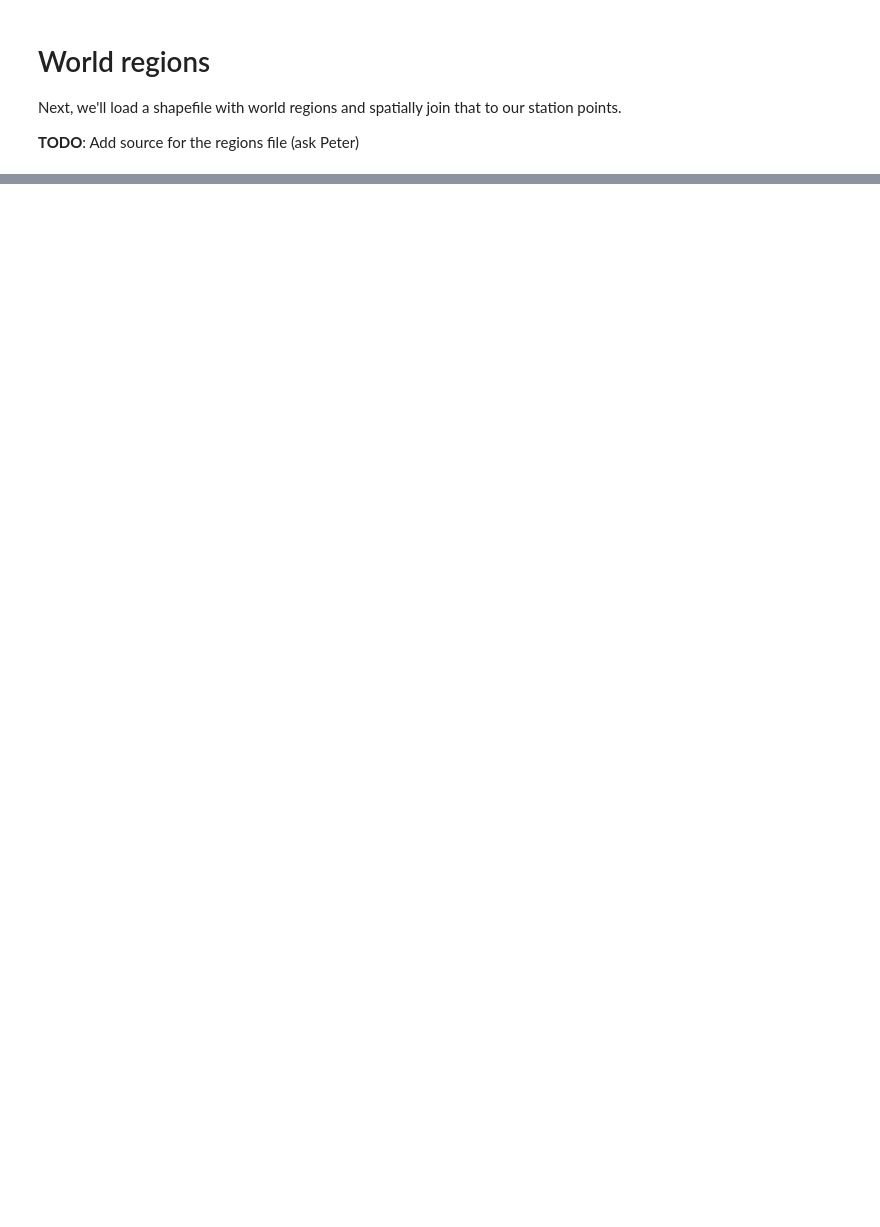
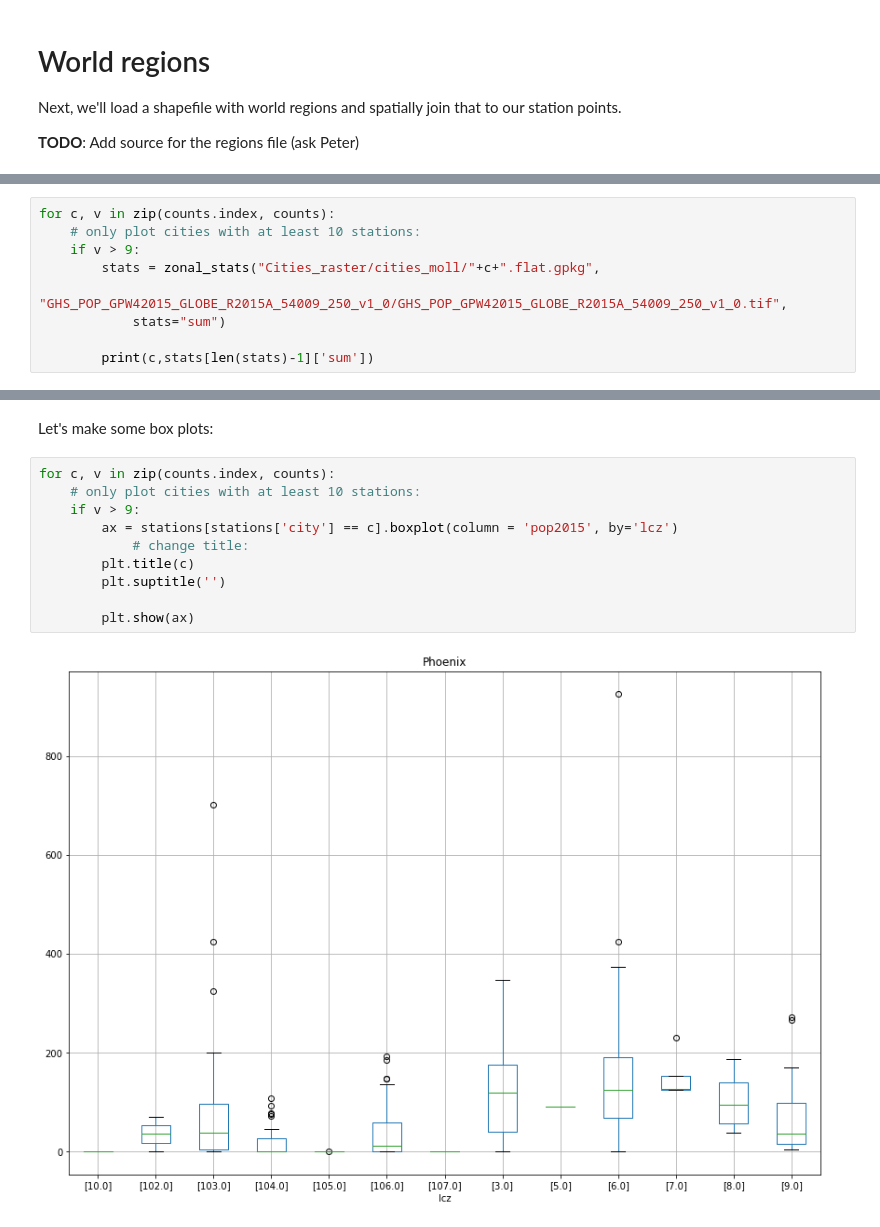
Before and after one commit to crstn/CISC, a Jupyter notebook: UHI-NOAA/1_NOAA_weather_stations_preparation.ipynb, the cells around one changed output, grey strips where cells are left out. Saved outputs shown, nothing was run; the diff lists cells and outputs as text; blank space fills up the shorter version.

```diff
--- a/UHI-NOAA/1_NOAA_weather_stations_preparation.ipynb
+++ b/UHI-NOAA/1_NOAA_weather_stations_preparation.ipynb
@@ -762,0 +868,9 @@ Spatial join...
+# %%
+for c, v in zip(counts.index, counts):
+    # only plot cities with at least 10 stations:
+    if v > 9:
+        stats = zonal_stats("Cities_raster/cities_moll/"+c+".flat.gpkg",
+            "GHS_POP_GPW42015_GLOBE_R2015A_54009_250_v1_0/GHS_POP_GPW42015_GLOBE_R2015A_54009_250_v1_0.tif",
+            stats="sum")
+
+        print(c,stats[len(stats)-1]['sum'])
@@ -762,0 +928,14 @@ Spatial join...
+# %% [markdown]
+Let's make some box plots:
+# %%
+for c, v in zip(counts.index, counts):
+    # only plot cities with at least 10 stations:
+    if v > 9:
+        ax = stations[stations['city'] == c].boxplot(column = 'pop2015', by='lcz')
+            # change title:
+        plt.title(c)
+        plt.suptitle('')
+
+        plt.show(ax)
+# %% [output]
+[figure, added]
```
Also changed, not shown: parts of 38 cells of this notebook, 3 other files.
